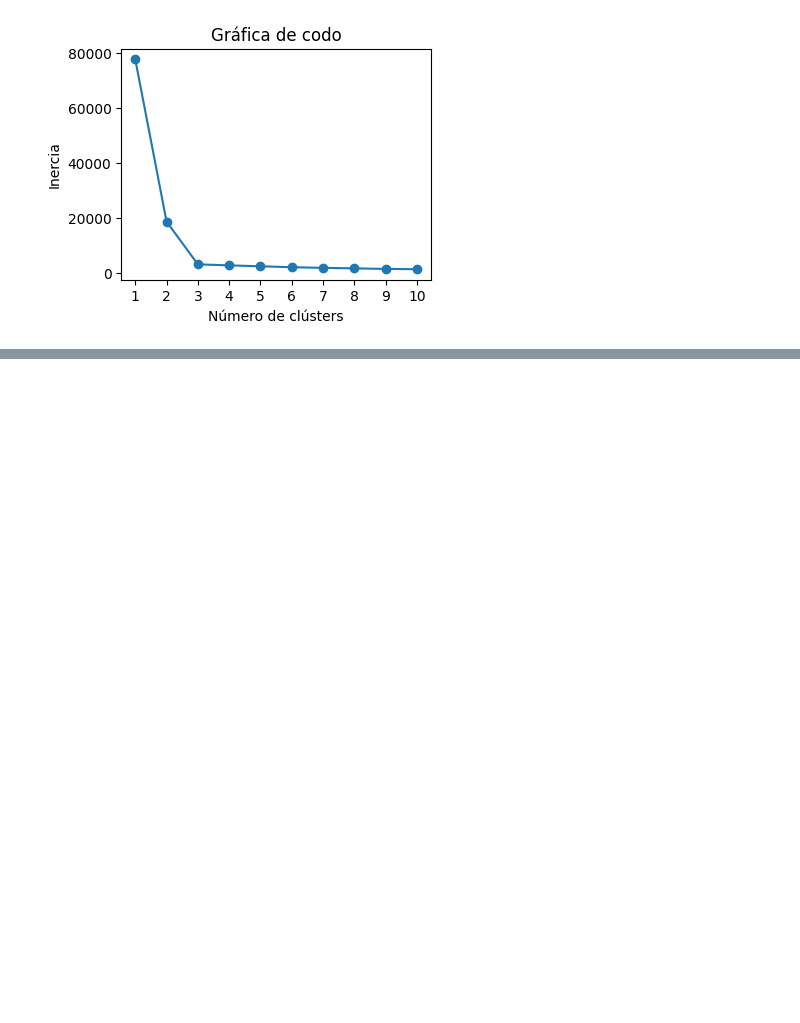
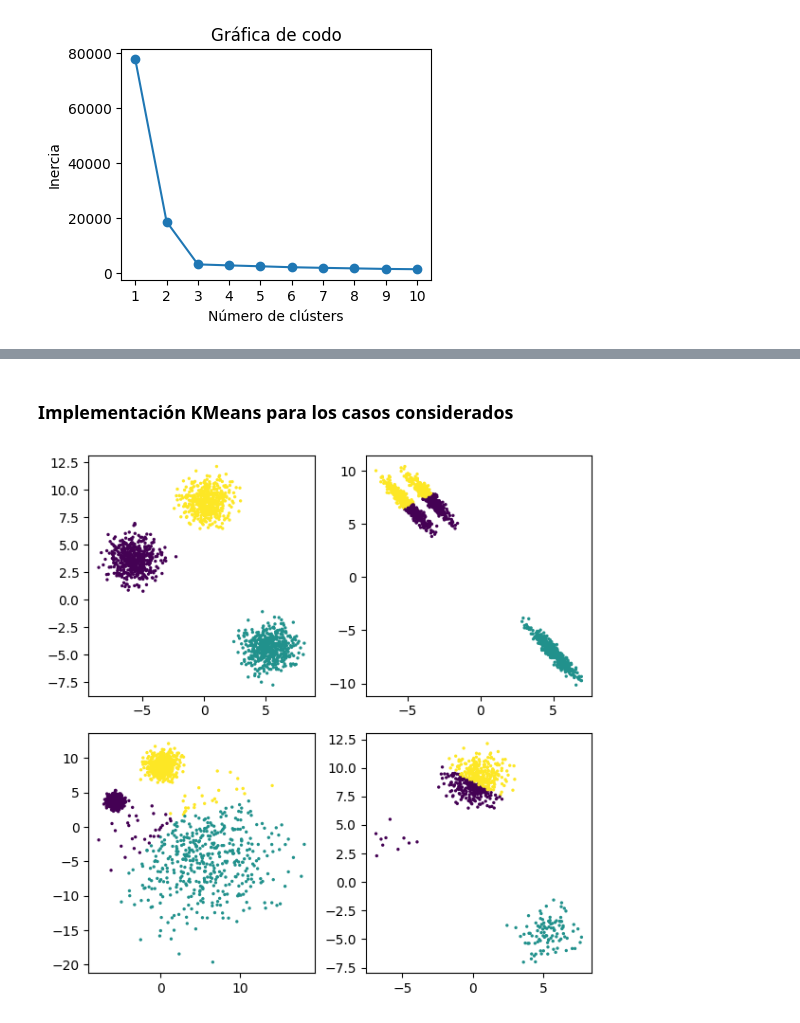
Before and after one commit to JhonZafra/Statistic_Concepts, a Jupyter notebook: SemanaXII/K-MeansClustering.ipynb, the cells around one changed output, grey strips where cells are left out. Drawn from its saved outputs; the diff is of its cells as text; code cells hidden in the pictures; blank space fills up the shorter version.

```diff
--- a/SemanaXII/K-MeansClustering.ipynb
+++ b/SemanaXII/K-MeansClustering.ipynb
@@ -302,0 +325,25 @@ inercias
+# %% [markdown]
+### Implementación KMeans para los casos considerados
+# %%
+common_params = {'n_init':'auto',
+                 'random_state':random_state,
+                 'n_clusters':3}
+
+fig, axs = plt.subplots( nrows= 2, ncols= 2, figsize = (6,6) )
+
+y_pred = KMeans(**common_params).fit_predict(X)
+axs[0,0].scatter(X[:, 0], X[:, 1], c = y_pred, s = 2)
+
+y_pred = KMeans(**common_params).fit_predict(X_t)
+axs[0,1].scatter(X_t[:, 0], X_t[:, 1], c = y_pred, s = 2)
+
+y_pred = KMeans(**common_params).fit_predict(X_v)
+axs[1,0].scatter(X_v[:, 0], X_v[:, 1], c = y_pred, s = 2)
+
+y_pred = KMeans(**common_params).fit_predict(X_f)
+axs[1,1].scatter(X_f[:, 0], X_f[:, 1], c = y_pred, s = 2)
+
+plt.tight_layout()
+plt.show()
+# %% [output]
+[figure, added]
```
Also changed, not shown: parts of 9 cells of this notebook, 2 other files.
